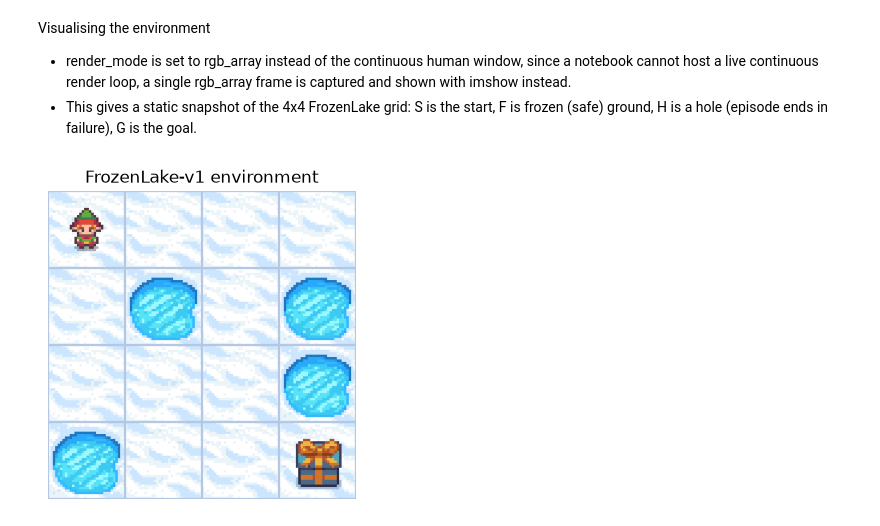
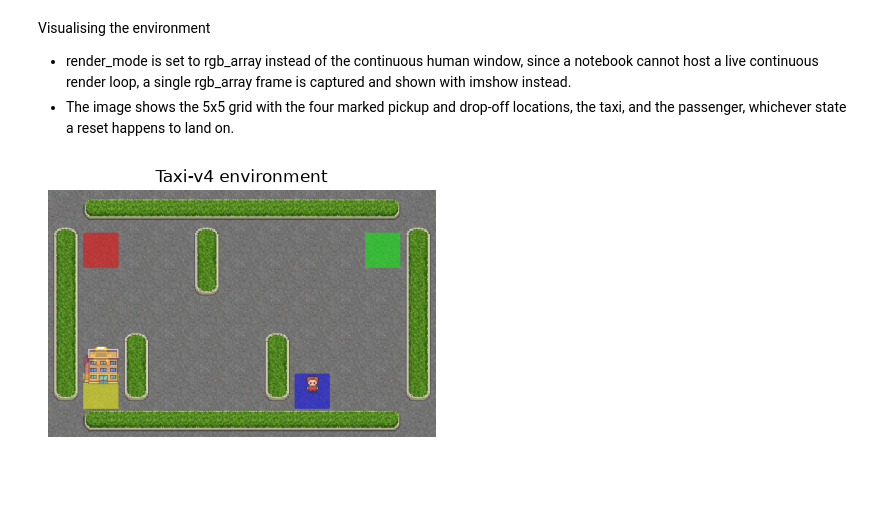
Before and after one commit to samuelshine/ami-trim-5, a Jupyter notebook: Q_Learning_Epsilon_Greedy.ipynb, the cells around one changed output. Drawn from its saved outputs; the diff is of its cells as text; code cells hidden in the pictures; blank space fills up the shorter version.

```diff
--- a/Q_Learning_Epsilon_Greedy.ipynb
+++ b/Q_Learning_Epsilon_Greedy.ipynb
@@ -248,17 +265,17 @@ plt.show()
 # %% [markdown]
 Visualising the environment
 - render_mode is set to rgb_array instead of the continuous human window, since a notebook cannot host a live continuous render loop, a single rgb_array frame is captured and shown with imshow instead.
-- This gives a static snapshot of the 4x4 FrozenLake grid: S is the start, F is frozen (safe) ground, H is a hole (episode ends in failure), G is the goal.
+- The image shows the 5x5 grid with the four marked pickup and drop-off locations, the taxi, and the passenger, whichever state a reset happens to land on.
 # %%
-render_env = gym.make("FrozenLake-v1", is_slippery=True, render_mode="rgb_array")
+render_env = gym.make("Taxi-v4", render_mode="rgb_array")
 render_env.reset(seed=0)
 frame = render_env.render()
 render_env.close()
 
-plt.figure(figsize=(4, 4))
+plt.figure(figsize=(5, 5))
 plt.imshow(frame)
 plt.axis("off")
-plt.title("FrozenLake-v1 environment")
+plt.title("Taxi-v4 environment")
 plt.show()
 # %% [output]
-[figure, old version]
+[figure, new version]
```
Also changed, not shown: parts of 25 cells of this notebook, 2 other files.
